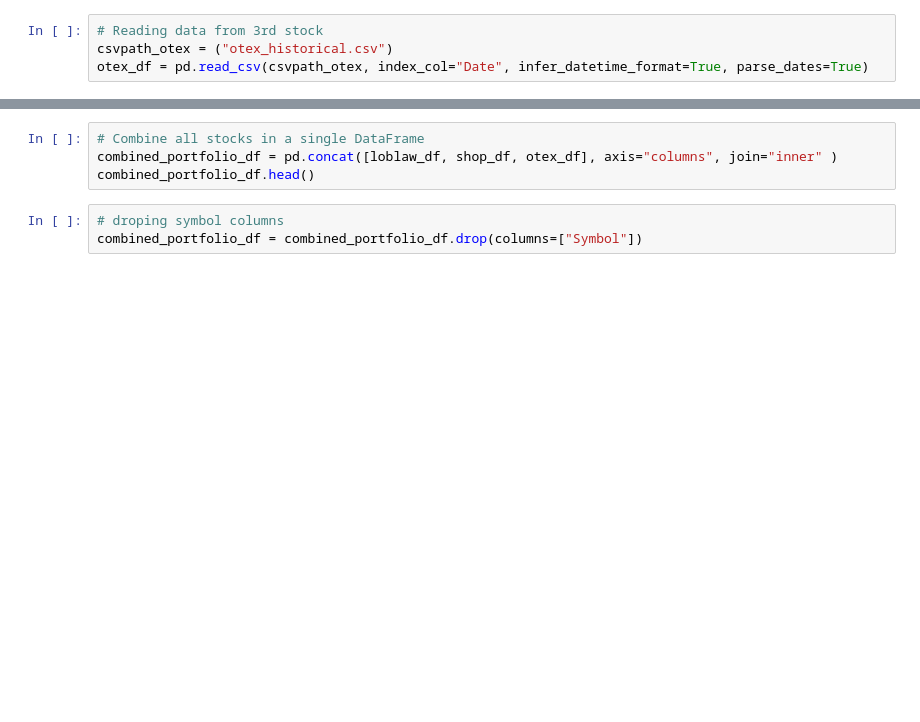
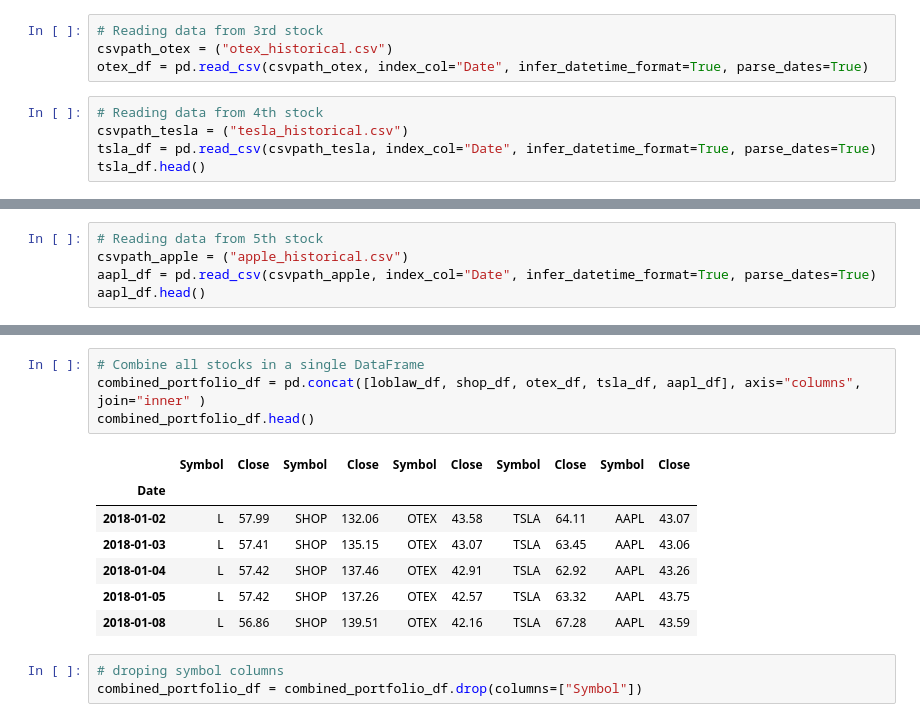
Before and after one commit to vjreddy2001/Portfolio, a Jupyter notebook: whale_analysis.ipynb, the cells around one changed output, grey strips where cells are left out. Saved outputs shown, nothing was run; the diff lists cells and outputs as text; blank space fills up the shorter version.

```diff
--- a/whale_analysis.ipynb
+++ b/whale_analysis.ipynb
@@ -551,3 +525,8 @@ shop_df = pd.read_csv(csvpath_shop, index_col="Date", infer_datetime_format=True
 # Reading data from 3rd stock
 csvpath_otex = ("otex_historical.csv")
 otex_df = pd.read_csv(csvpath_otex, index_col="Date", infer_datetime_format=True, parse_dates=True)
+# %%
+# Reading data from 4th stock
+csvpath_tesla = ("tesla_historical.csv")
+tsla_df = pd.read_csv(csvpath_tesla, index_col="Date", infer_datetime_format=True, parse_dates=True)
+tsla_df.head()
@@ -553,0 +541,5 @@ otex_df = pd.read_csv(csvpath_otex, index_col="Date", infer_datetime_format=True
+# %%
+# Reading data from 5th stock
+csvpath_apple = ("apple_historical.csv")
+aapl_df = pd.read_csv(csvpath_apple, index_col="Date", infer_datetime_format=True, parse_dates=True)
+aapl_df.head()
@@ -554,7 +554,15 @@ otex_df = pd.read_csv(csvpath_otex, index_col="Date", infer_datetime_format=True
 # %%
 # Combine all stocks in a single DataFrame
-combined_portfolio_df = pd.concat([loblaw_df, shop_df, otex_df], axis="columns", join="inner" )
+combined_portfolio_df = pd.concat([loblaw_df, shop_df, otex_df, tsla_df, aapl_df], axis="columns", join="inner" )
 combined_portfolio_df.head()
+# %% [output]
+|  | Symbol | Close | Symbol | Close | Symbol | Close | Symbol | Close | Symbol | Close |
+| Date |  |  |  |  |  |  |  |  |  |  |
+| 2018-01-02 | L | 57.99 | SHOP | 132.06 | OTEX | 43.58 | TSLA | 64.11 | AAPL | 43.07 |
+| 2018-01-03 | L | 57.41 | SHOP | 135.15 | OTEX | 43.07 | TSLA | 63.45 | AAPL | 43.06 |
+| 2018-01-04 | L | 57.42 | SHOP | 137.46 | OTEX | 42.91 | TSLA | 62.92 | AAPL | 43.26 |
+| 2018-01-05 | L | 57.42 | SHOP | 137.26 | OTEX | 42.57 | TSLA | 63.32 | AAPL | 43.75 |
+| 2018-01-08 | L | 56.86 | SHOP | 139.51 | OTEX | 42.16 | TSLA | 67.28 | AAPL | 43.59 |
 # %%
 # droping symbol columns
 combined_portfolio_df = combined_portfolio_df.drop(columns=["Symbol"])
```
Also changed, not shown: parts of 35 cells of this notebook.
